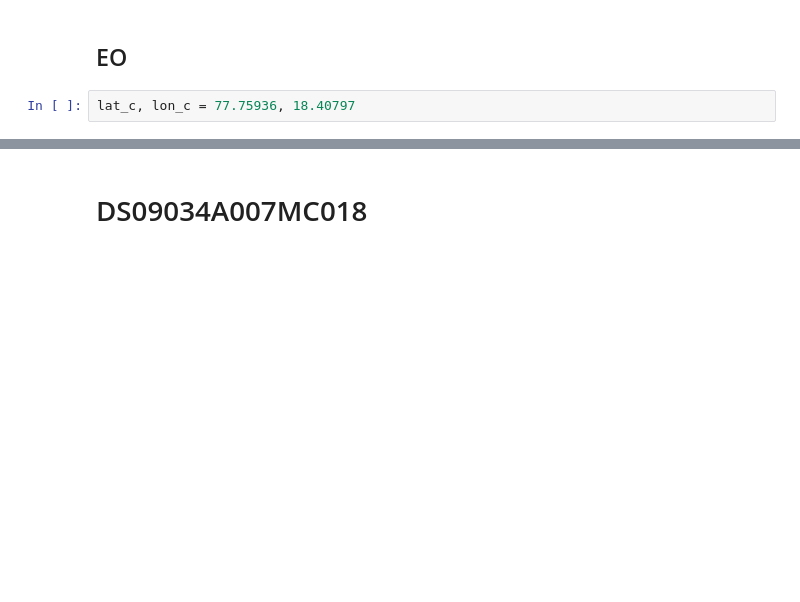
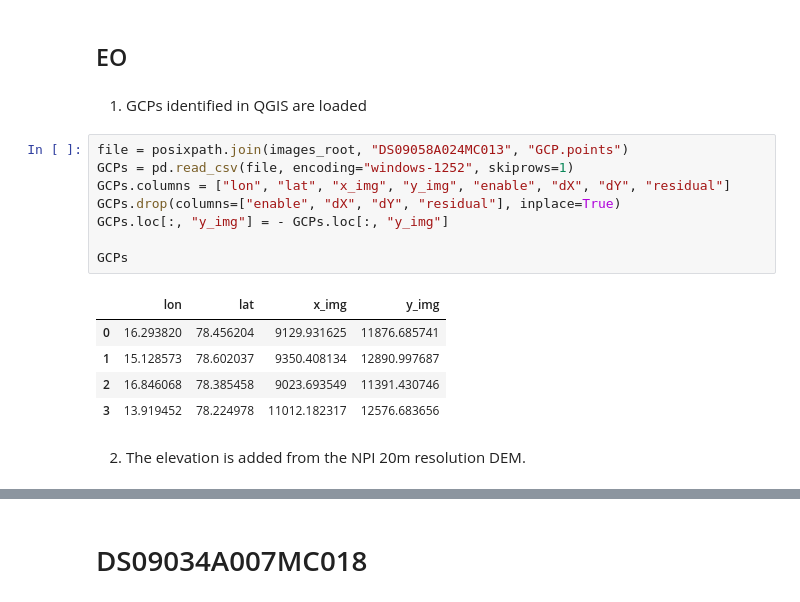
Before and after one commit to lorisdanjou/KH-5_ARGON_images_processing, a Jupyter notebook: orthorectification_images_tests.ipynb, the cells around one changed output, grey strips where cells are left out. Cells and saved outputs as stored; diff of their text form; blank space fills up the shorter version.

```diff
--- a/orthorectification_images_tests.ipynb
+++ b/orthorectification_images_tests.ipynb
@@ -382,5 +384,21 @@ else:
 [figure]
 # %% [markdown]
 ## EO
-# %%
-lat_c, lon_c = 77.75936, 18.40797
+# %% [markdown]
+1. GCPs identified in QGIS are loaded
+# %%
+file = posixpath.join(images_root, "DS09058A024MC013", "GCP.points")
+GCPs = pd.read_csv(file, encoding="windows-1252", skiprows=1)
+GCPs.columns = ["lon", "lat", "x_img", "y_img", "enable", "dX", "dY", "residual"]
+GCPs.drop(columns=["enable", "dX", "dY", "residual"], inplace=True)
+GCPs.loc[:, "y_img"] = - GCPs.loc[:, "y_img"]
+
+GCPs
+# %% [output]
+|  | lon | lat | x_img | y_img |
+| 0 | 16.293820 | 78.456204 | 9129.931625 | 11876.685741 |
+| 1 | 15.128573 | 78.602037 | 9350.408134 | 12890.997687 |
+| 2 | 16.846068 | 78.385458 | 9023.693549 | 11391.430746 |
+| 3 | 13.919452 | 78.224978 | 11012.182317 | 12576.683656 |
+# %% [markdown]
+2. The elevation is added from the NPI 20m resolution DEM.
```
Also changed, not shown: parts of 8 cells of this notebook, 1 other file.
